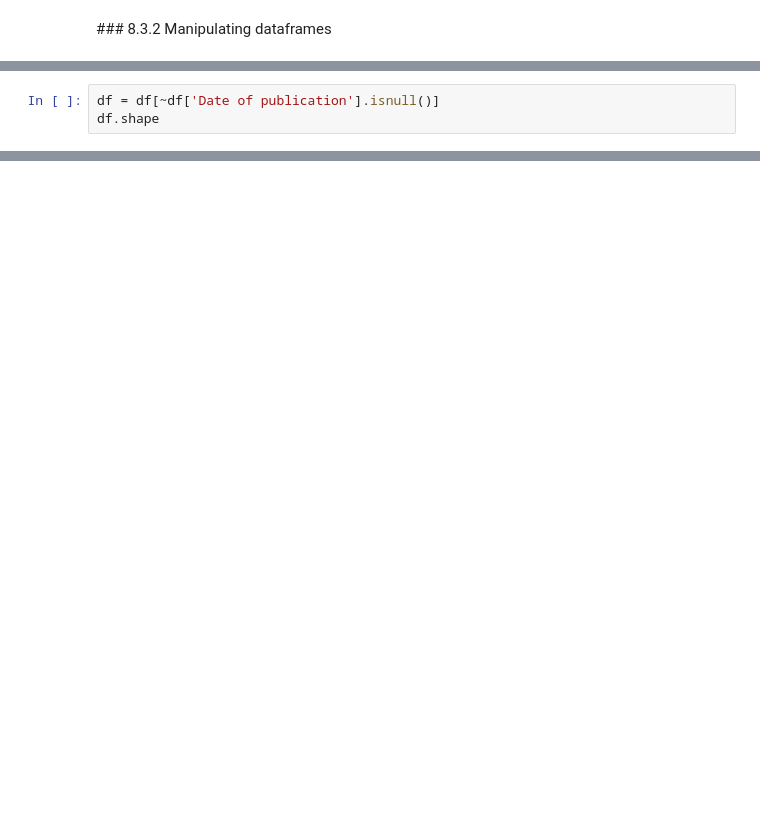
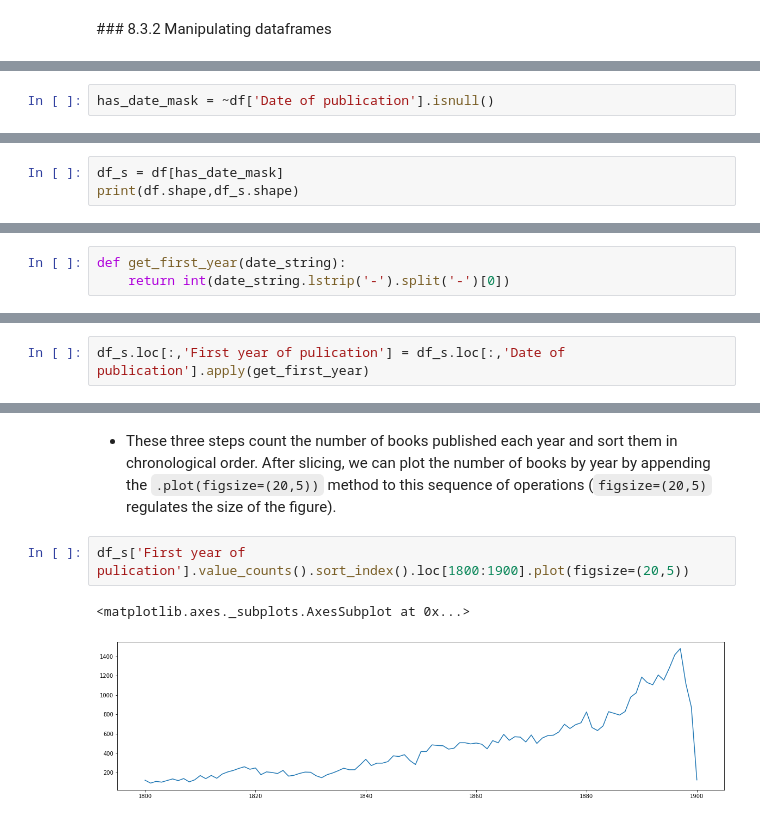
Before and after one commit to kasparvonbeelen/ghi_python, a Jupyter notebook: 8_-_Data_Exploration_with_Pandas_I.ipynb, the cells around one changed output, grey strips where cells are left out. Saved outputs shown, nothing was run; the diff lists cells and outputs as text; blank space fills up the shorter version.

```diff
--- a/8_-_Data_Exploration_with_Pandas_I.ipynb
+++ b/8_-_Data_Exploration_with_Pandas_I.ipynb
@@ -253,3 +574,2 @@ df['Date of publication'].value_counts()
 # %%
-df = df[~df['Date of publication'].isnull()]
-df.shape
+has_date_mask = ~df['Date of publication'].isnull()
@@ -257,0 +578,3 @@ int('2016')
+# %%
+df_s = df[has_date_mask]
+print(df.shape,df_s.shape)
@@ -330,0 +624,3 @@ yearly_probs['woman'].loc[1800:1900].plot(kind='bar',figsize=(20,5))
+# %%
+def get_first_year(date_string):
+    return int(date_string.lstrip('-').split('-')[0])
@@ -330,0 +665,2 @@ yearly_probs['woman'].loc[1800:1900].plot(kind='bar',figsize=(20,5))
+# %%
+df_s.loc[:,'First year of pulication'] = df_s.loc[:,'Date of publication'].apply(get_first_year)
@@ -330,0 +739,7 @@ yearly_probs['woman'].loc[1800:1900].plot(kind='bar',figsize=(20,5))
+# %% [markdown]
+- These three steps count the number of books published each year and sort them in chronological order. After slicing, we can plot the number of books by year by appending the `.plot(figsize=(20,5))` method to this sequence of operations (`figsize=(20,5)` regulates the size of the figure).
+# %%
+df_s['First year of pulication'].value_counts().sort_index().loc[1800:1900].plot(figsize=(20,5))
+# %% [output]
+<matplotlib.axes._subplots.AxesSubplot at 0x...>
+[figure, added]
```
Also changed, not shown: parts of 162 cells of this notebook.
